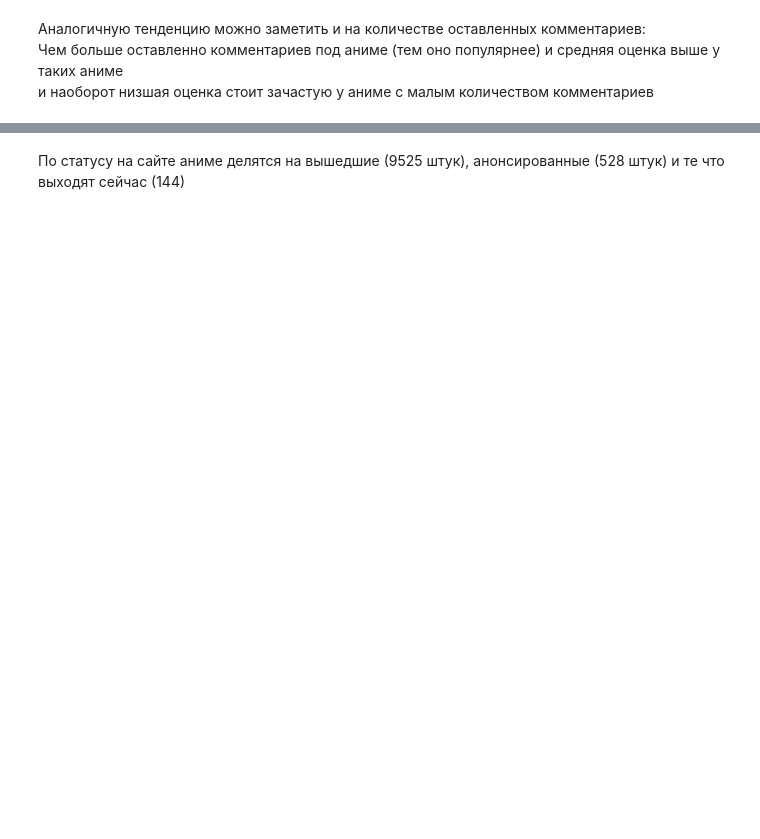
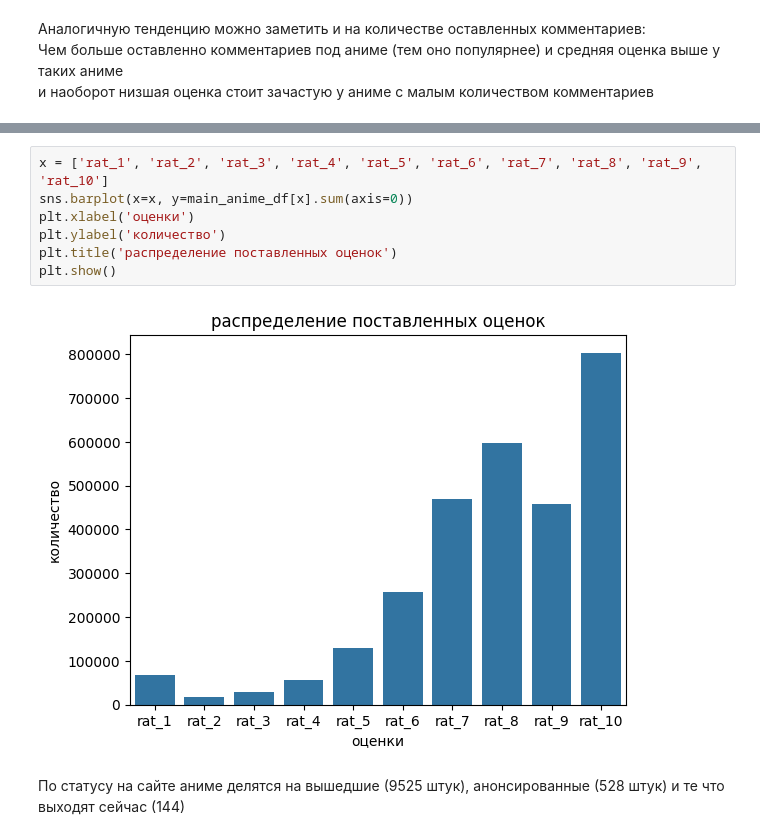
Before and after one commit to ArtemGusenkov/projects, a Jupyter notebook: DA/yummyani.me_analytics/data_analys.ipynb, the cells around one changed output, grey strips where cells are left out. Saved outputs shown, nothing was run; the diff lists cells and outputs as text; blank space fills up the shorter version.

```diff
--- a/DA/yummyani.me_analytics/data_analys.ipynb
+++ b/DA/yummyani.me_analytics/data_analys.ipynb
@@ -270,3 +394,12 @@ plt.show()
+# %%
+x = ['rat_1', 'rat_2', 'rat_3', 'rat_4', 'rat_5', 'rat_6', 'rat_7', 'rat_8', 'rat_9', 'rat_10']
+sns.barplot(x=x, y=main_anime_df[x].sum(axis=0))
+plt.xlabel('оценки')
+plt.ylabel('количество')
+plt.title('распределение поставленных оценок')
+plt.show()
+# %% [output]
+[figure, added]
 # %% [markdown]
 По статусу на сайте аниме делятся на вышедшие (9525 штук), анонсированные (528 штук) и те что выходят сейчас (144)
 # %%
```
Also changed, not shown: parts of 98 cells of this notebook, 5 other files.
